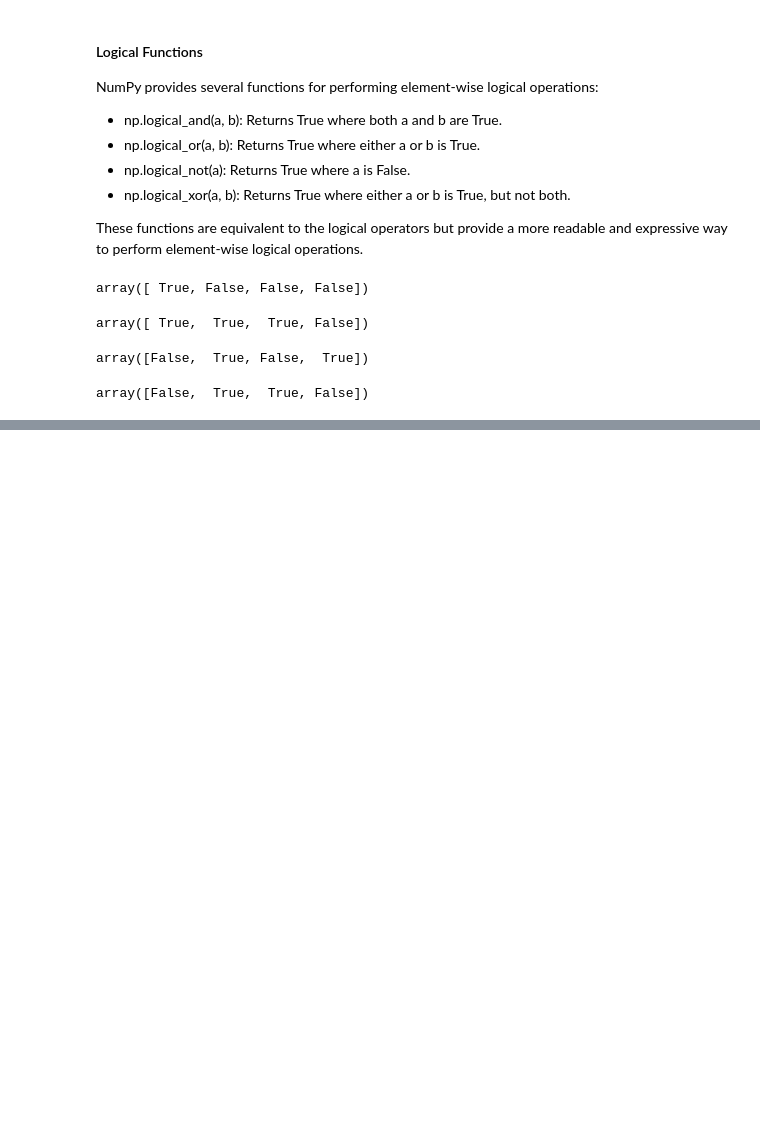
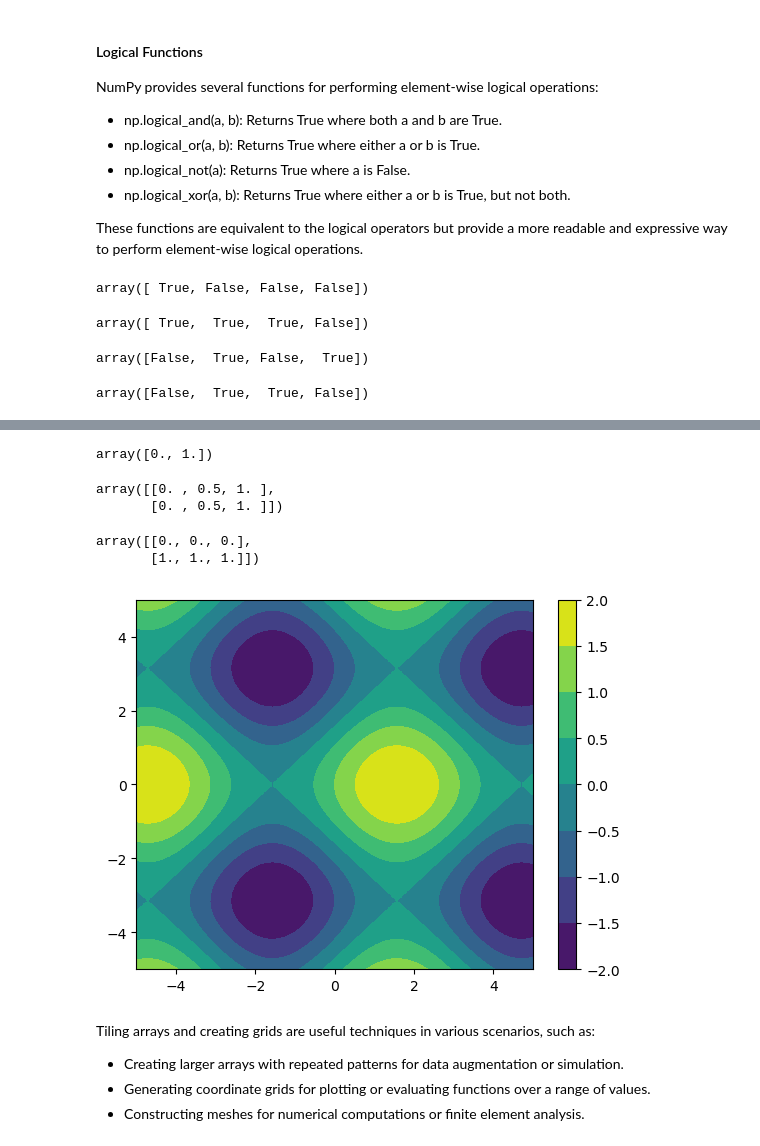
Before and after one commit to mehdiy2020/numpy_pandas_visualization, a Jupyter notebook: python_pandas_data_processing_data_visualization/numpy_pandas/numpy.ipynb, the cells around one changed output, grey strips where cells are left out. Saved outputs shown, nothing was run; the diff lists cells and outputs as text; code cells hidden in the pictures; blank space fills up the shorter version.

```diff
--- a/python_pandas_data_processing_data_visualization/numpy_pandas/numpy.ipynb
+++ b/python_pandas_data_processing_data_visualization/numpy_pandas/numpy.ipynb
@@ -2044,0 +2318,4 @@ array([False,  True,  True, False])
+# %%
+y
+# %% [output]
+array([0., 1.])
@@ -2044,0 +2324,30 @@ array([False,  True,  True, False])
+# %%
+X
+# %% [output]
+array([[0. , 0.5, 1. ],
+       [0. , 0.5, 1. ]])
+# %%
+Y
+# %% [output]
+array([[0., 0., 0.],
+       [1., 1., 1.]])
+# %%
+import numpy as np
+import matplotlib.pyplot as plt
+
+x = np.linspace(-5, 5, 100)
+y = np.linspace(-5, 5, 100)
+X, Y = np.meshgrid(x, y)
+Z = np.sin(X) + np.cos(Y)
+# %%
+plt.contourf(X, Y, Z)
+plt.colorbar()
+plt.show()
+# %% [output]
+[figure, added]
+# %% [markdown]
+Tiling arrays and creating grids are useful techniques in various scenarios, such as:
+
+* Creating larger arrays with repeated patterns for data augmentation or simulation.
+* Generating coordinate grids for plotting or evaluating functions over a range of values.
+* Constructing meshes for numerical computations or finite element analysis.
```
Also changed, not shown: parts of 80 cells of this notebook, 1 other file.
